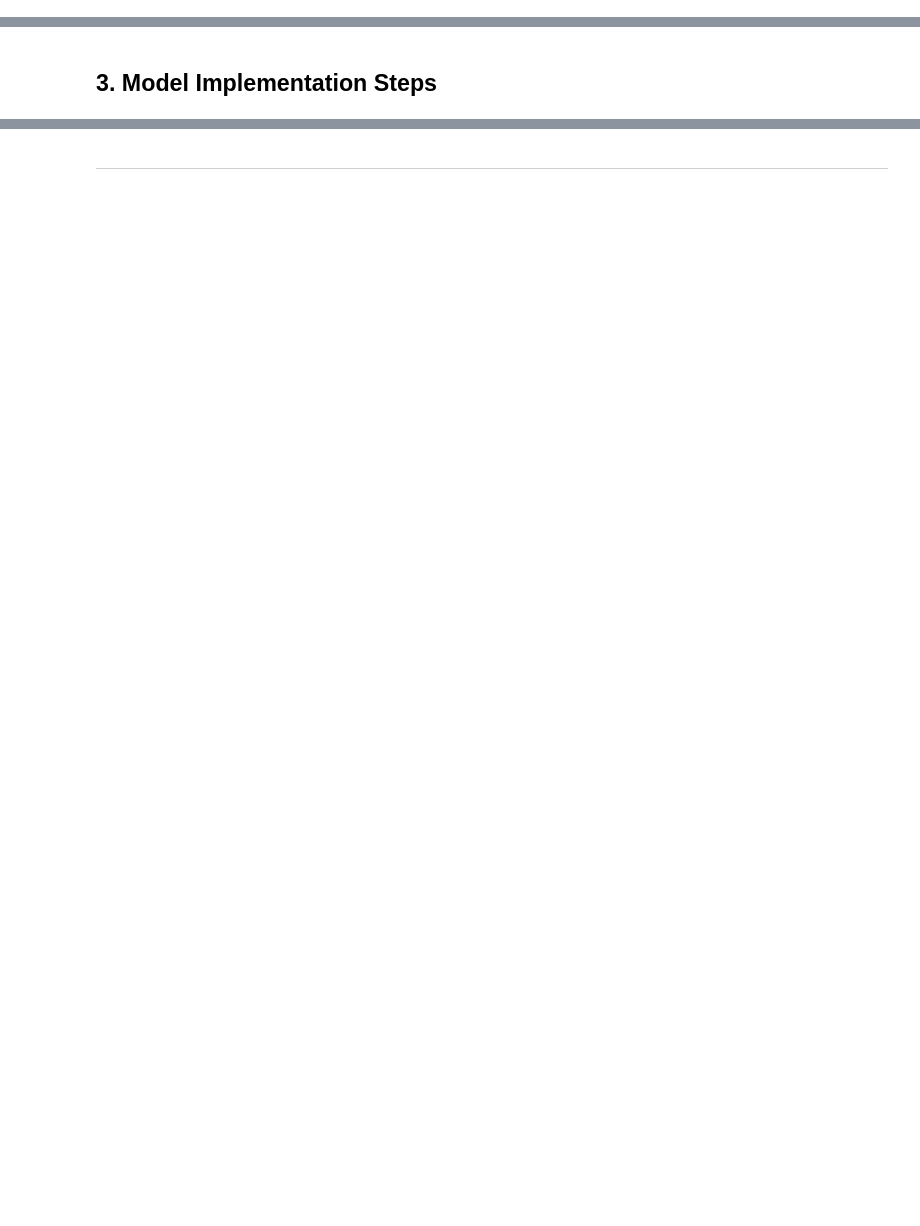
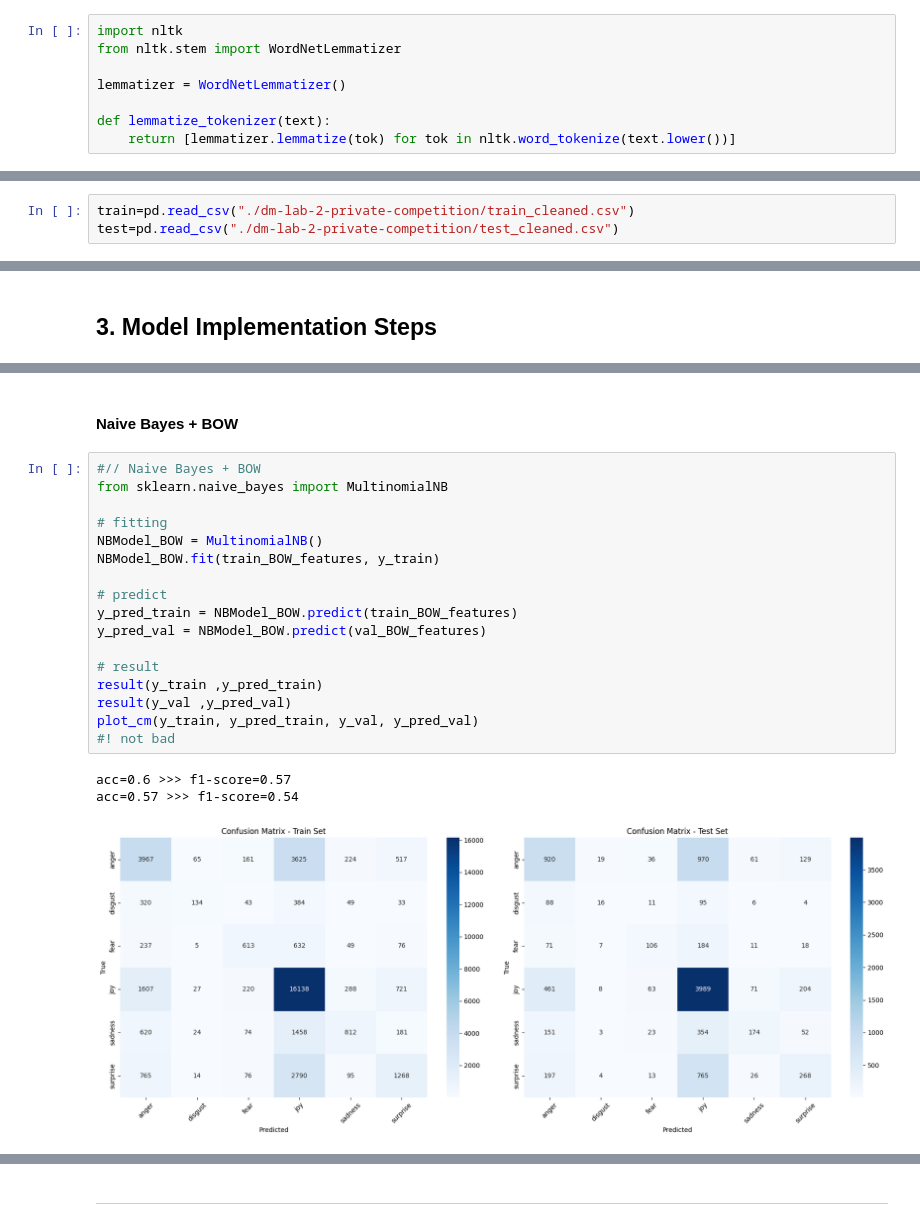
Before and after one commit to Kinkon910606/DM2025-Lab2-Exercise, a Jupyter notebook: DM2025-Lab2-Homework.ipynb, the cells around one changed output, grey strips where cells are left out. Saved outputs shown, nothing was run; the diff lists cells and outputs as text; blank space fills up the shorter version.

```diff
--- a/DM2025-Lab2-Homework.ipynb
+++ b/DM2025-Lab2-Homework.ipynb
@@ -223 +257,9 @@ dtype: int64
+# %%
+import nltk
+from nltk.stem import WordNetLemmatizer
+
+lemmatizer = WordNetLemmatizer()
+
+def lemmatize_tokenizer(text):
+    return [lemmatizer.lemmatize(tok) for tok in nltk.word_tokenize(text.lower())]
 # %%
@@ -295,0 +304,3 @@ X_train_balanced, y_train_balanced = smote.fit_resample(X_train, y_train)
+# %%
+train=pd.read_csv("./dm-lab-2-private-competition/train_cleaned.csv")
+test=pd.read_csv("./dm-lab-2-private-competition/test_cleaned.csv")
@@ -368,0 +466,23 @@ plt.show()
+# %% [markdown]
+#### Naive Bayes + BOW
+# %%
+#// Naive Bayes + BOW
+from sklearn.naive_bayes import MultinomialNB
+
+# fitting
+NBModel_BOW = MultinomialNB()
+NBModel_BOW.fit(train_BOW_features, y_train)
+
+# predict
+y_pred_train = NBModel_BOW.predict(train_BOW_features)
+y_pred_val = NBModel_BOW.predict(val_BOW_features)
+
+# result
+result(y_train ,y_pred_train)
+result(y_val ,y_pred_val)
+plot_cm(y_train, y_pred_train, y_val, y_pred_val)
+#! not bad
+# %% [output]
+acc=0.6 >>> f1-score=0.57
+acc=0.57 >>> f1-score=0.54
+[figure, added]
```
Also changed, not shown: parts of 54 cells of this notebook, 1 other file.
